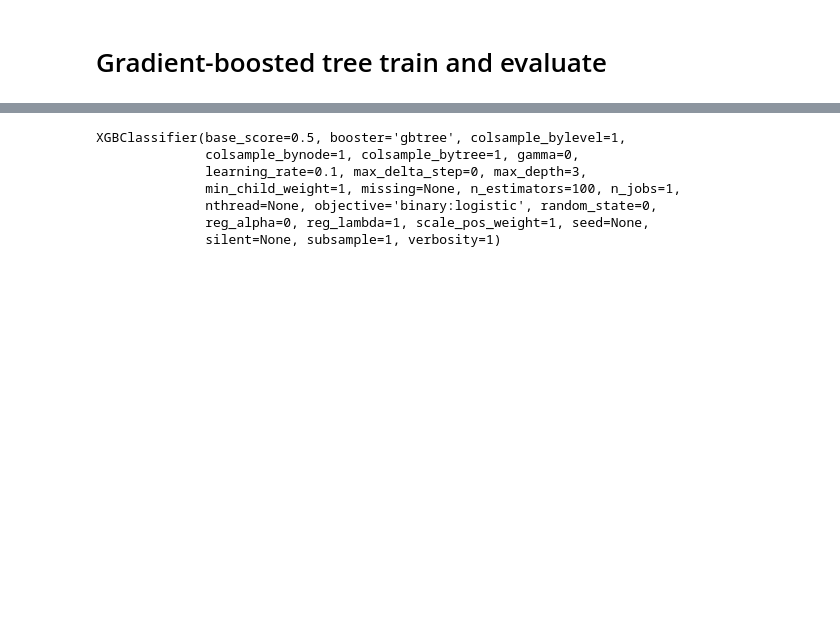
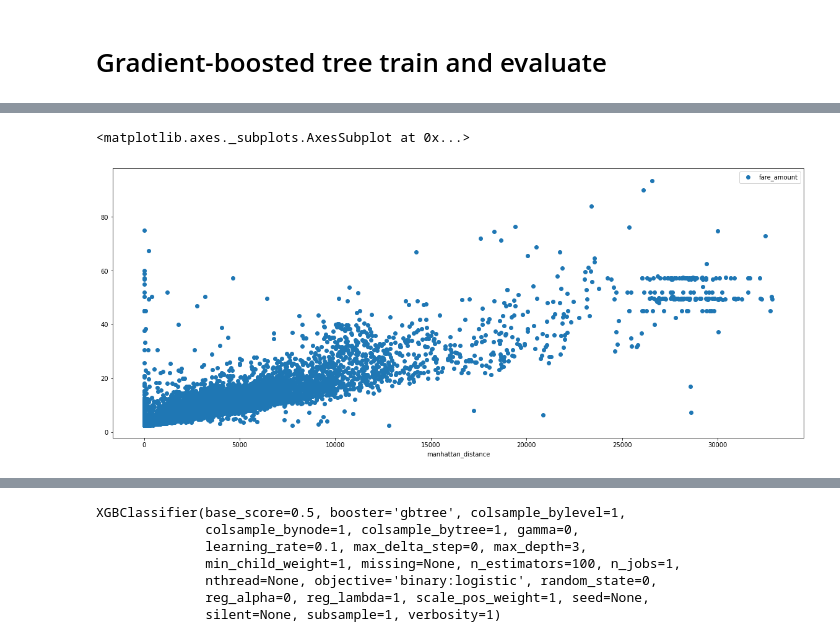
Before and after one commit to ekrako/big_data_final, a Jupyter notebook: Final_Project.ipynb, the cells around one changed output, grey strips where cells are left out. Saved outputs shown, nothing was run; the diff lists cells and outputs as text; code cells hidden in the pictures; blank space fills up the shorter version.

```diff
--- a/Final_Project.ipynb
+++ b/Final_Project.ipynb
@@ -303,0 +398,5 @@ fit_and_evaluate(gbt,train_data,test_data,caption="Gradient-boosted tree")'
+# %%
+gdf.plot(x='manhattan_distance',y='fare_amount',style='o')
+# %% [output]
+<matplotlib.axes._subplots.AxesSubplot at 0x...>
+[figure, added]
```
Also changed, not shown: parts of 40 cells of this notebook.
